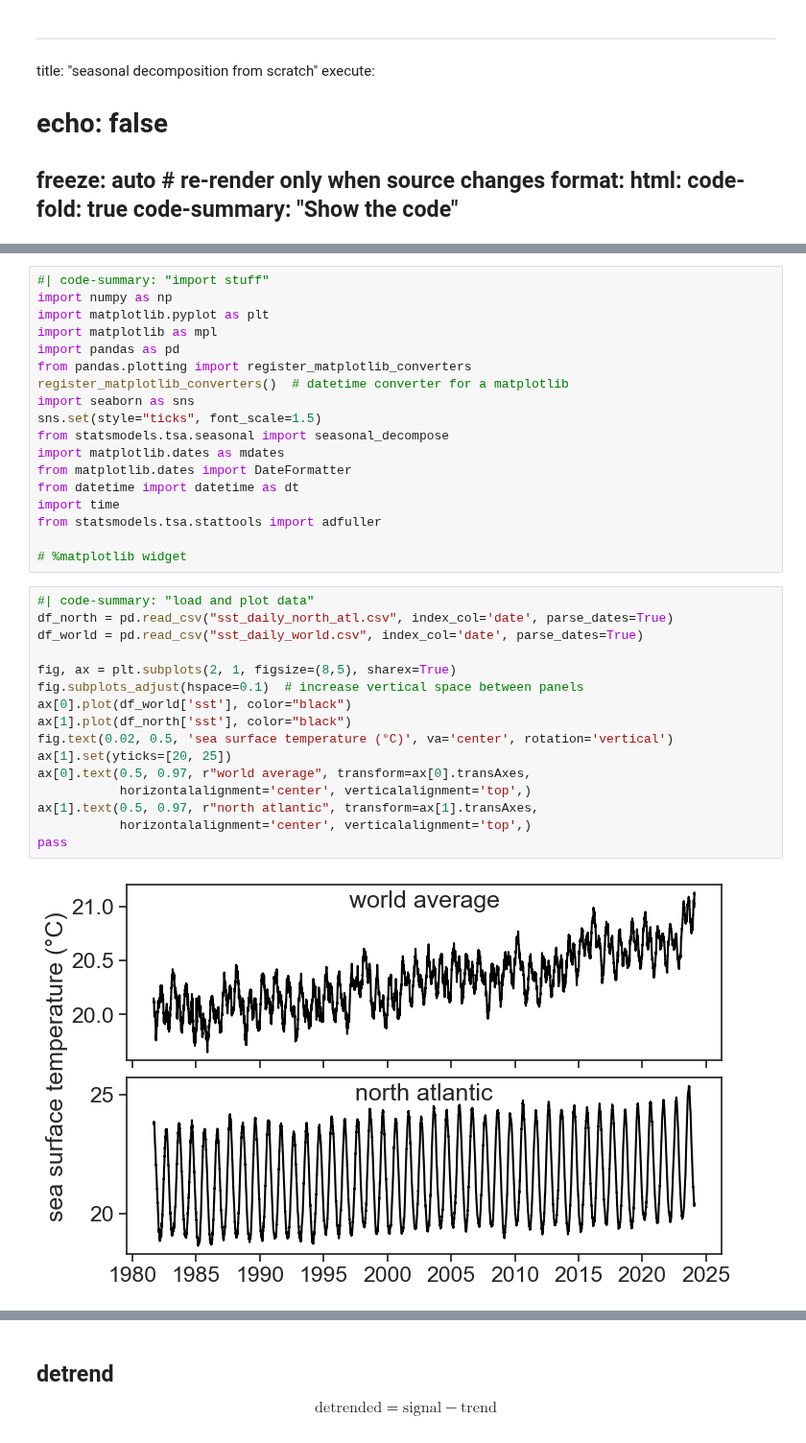
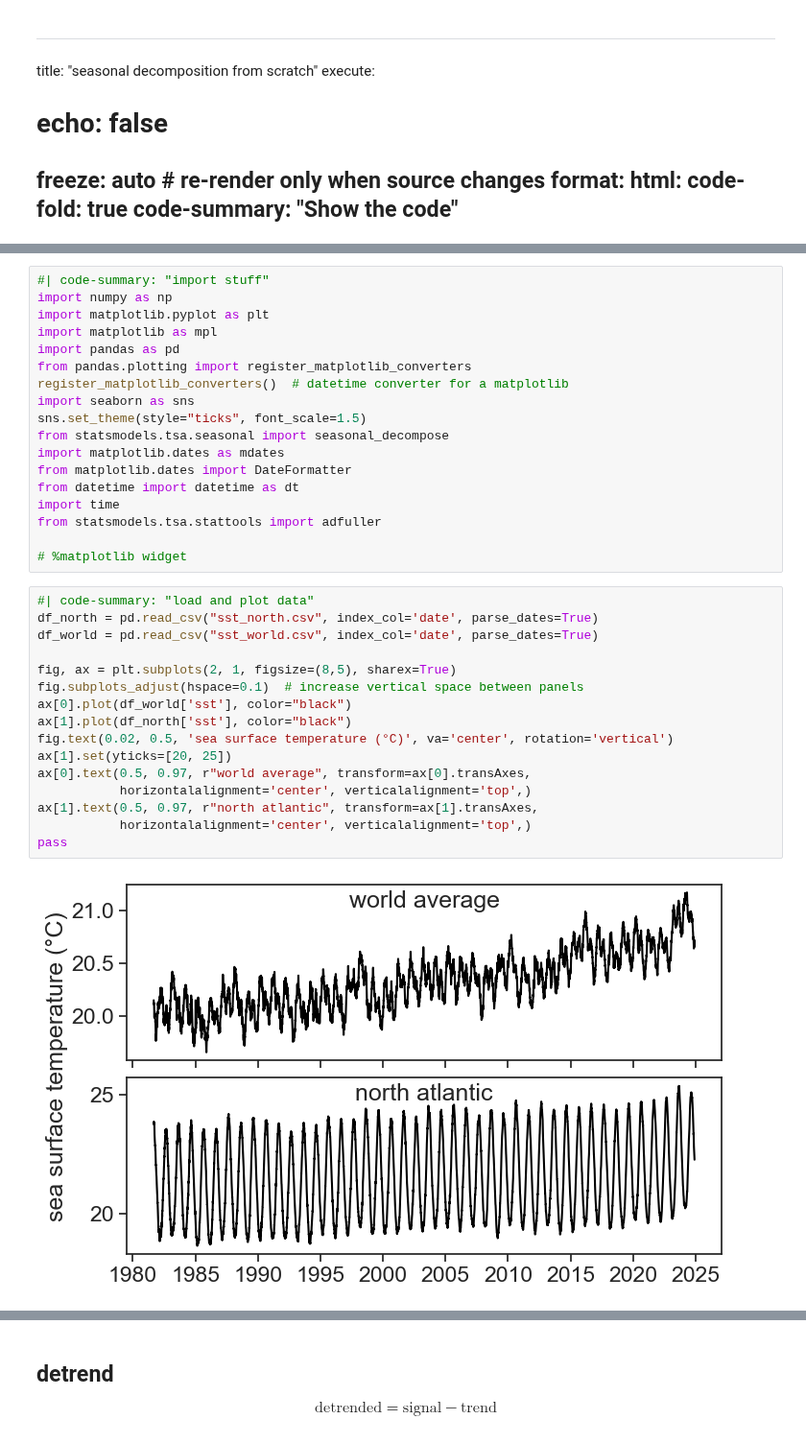
Before and after one commit to yairmau/time-series, a Jupyter notebook: seasonality/seasonal-decomposition-from-scratch.ipynb, the cells around one changed output, grey strips where cells are left out. Shown at 96% size. Cells and saved outputs as stored; diff of their text form.

```diff
--- a/seasonality/seasonal-decomposition-from-scratch.ipynb
+++ b/seasonality/seasonal-decomposition-from-scratch.ipynb
@@ -25,7 +25,7 @@ import pandas as pd
 from pandas.plotting import register_matplotlib_converters
 register_matplotlib_converters()  # datetime converter for a matplotlib
 import seaborn as sns
-sns.set(style="ticks", font_scale=1.5)
+sns.set_theme(style="ticks", font_scale=1.5)
 from statsmodels.tsa.seasonal import seasonal_decompose
 import matplotlib.dates as mdates
 from matplotlib.dates import DateFormatter
@@ -36,19 +36,19 @@ from statsmodels.tsa.stattools import adfuller
 # %matplotlib widget
 # %%
 #| code-summary: "load and plot data"
-df_north = pd.read_csv("sst_daily_north_atl.csv", index_col='date', parse_dates=True)
-df_world = pd.read_csv("sst_daily_world.csv", index_col='date', parse_dates=True)
+df_north = pd.read_csv("sst_north.csv", index_col='date', parse_dates=True)
+df_world = pd.read_csv("sst_world.csv", index_col='date', parse_dates=True)
 
 fig, ax = plt.subplots(2, 1, figsize=(8,5), sharex=True)
 fig.subplots_adjust(hspace=0.1)  # increase vertical space between panels
 ax[0].plot(df_world['sst'], color="black")
 ax[1].plot(df_north['sst'], color="black")
 fig.text(0.02, 0.5, 'sea surface temperature (°C)', va='center', rotation='vertical')
 ax[1].set(yticks=[20, 25])
 ax[0].text(0.5, 0.97, r"world average", transform=ax[0].transAxes,
            horizontalalignment='center', verticalalignment='top',)
 ax[1].text(0.5, 0.97, r"north atlantic", transform=ax[1].transAxes,
            horizontalalignment='center', verticalalignment='top',)
 pass
 # %% [output]
-[figure, old version]
+[figure, new version]
```
Also changed, not shown: parts of 20 cells of this notebook, 19 other files.
